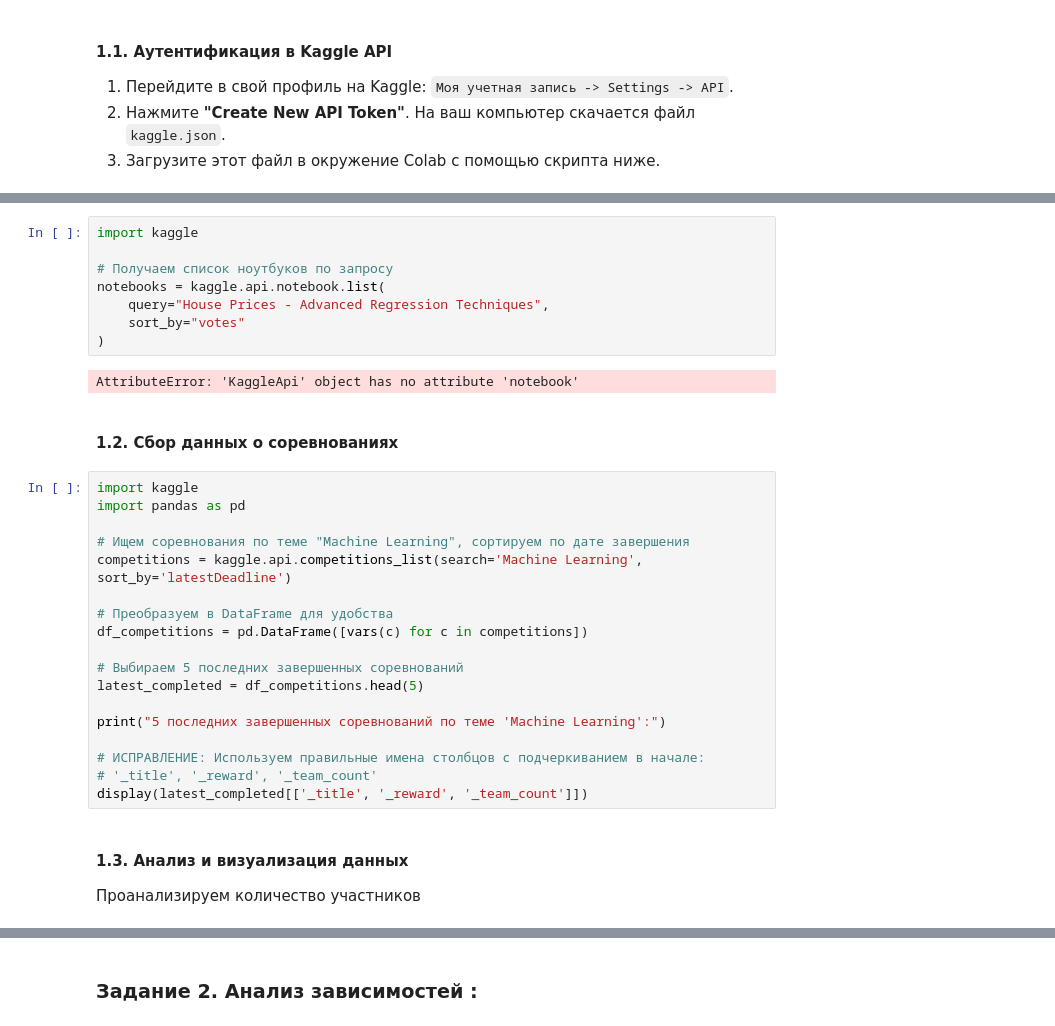
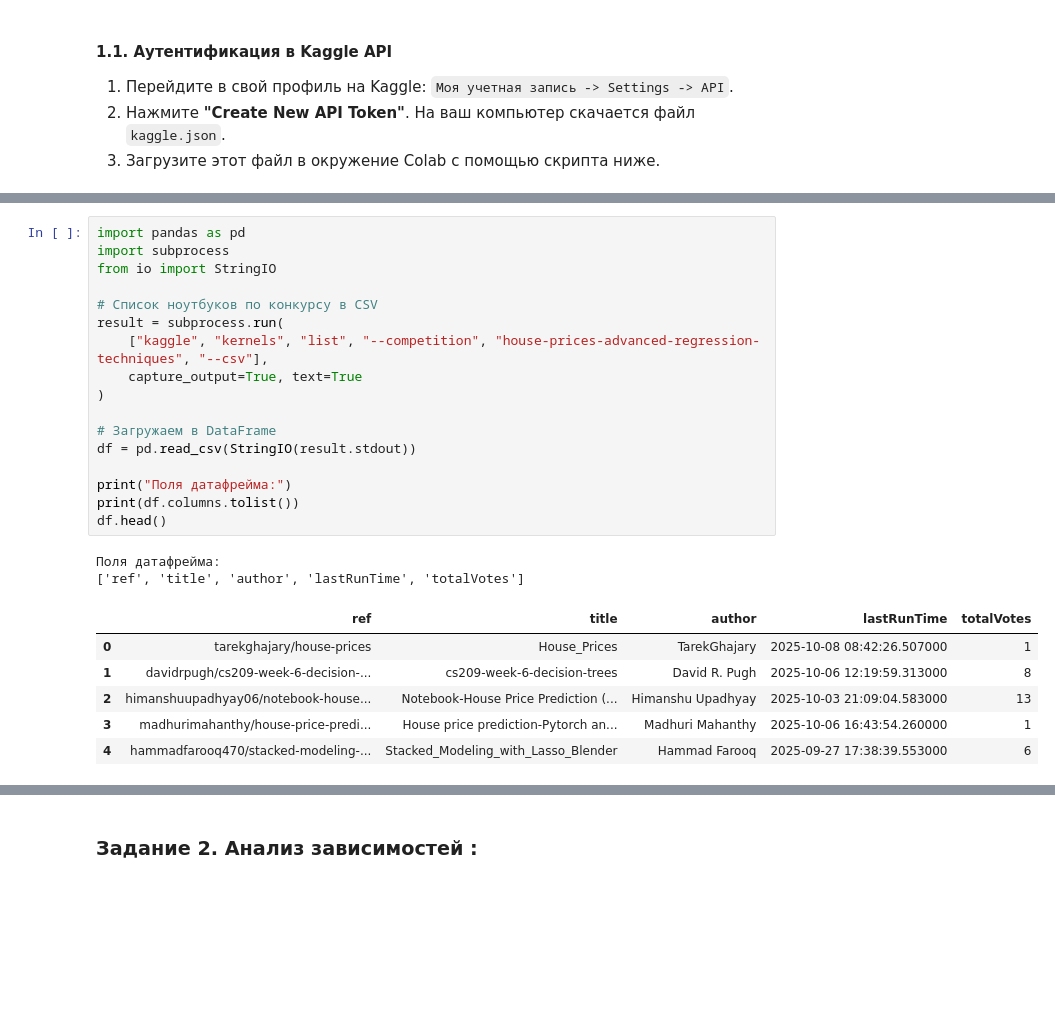
Before and after one commit to GoshaMareev/DataCollectionAndAnalytics, a Jupyter notebook: PW1_API/PW_1_API_Analysis_MareevGA.ipynb, the cells around one changed output, grey strips where cells are left out. Drawn from its saved outputs; the diff is of its cells as text; blank space fills up the shorter version.

```diff
--- a/PW1_API/PW_1_API_Analysis_MareevGA.ipynb
+++ b/PW1_API/PW_1_API_Analysis_MareevGA.ipynb
@@ -58,34 +83,26 @@
 # %%
-import kaggle
+import pandas as pd
+import subprocess
+from io import StringIO
 
-# Получаем список ноутбуков по запросу
-notebooks = kaggle.api.notebook.list(
-    query="House Prices - Advanced Regression Techniques",
-    sort_by="votes"
+# Список ноутбуков по конкурсу в CSV
+result = subprocess.run(
+    ["kaggle", "kernels", "list", "--competition", "house-prices-advanced-regression-techniques", "--csv"],
+    capture_output=True, text=True
 )
+
+# Загружаем в DataFrame
+df = pd.read_csv(StringIO(result.stdout))
+
+print("Поля датафрейма:")
+print(df.columns.tolist())
+df.head()
 # %% [output]
-AttributeError: 'KaggleApi' object has no attribute 'notebook'
+Поля датафрейма:
+['ref', 'title', 'author', 'lastRunTime', 'totalVotes']
+|  | ref | title | author | lastRunTime | totalVotes |
+| 0 | tarekghajary/house-prices | House_Prices | TarekGhajary | 2025-10-08 08:42:26.507000 | 1 |
+| 1 | davidrpugh/cs209-week-6-decision-... | cs209-week-6-decision-trees | David R. Pugh | 2025-10-06 12:19:59.313000 | 8 |
+| 2 | himanshuupadhyay06/notebook-house... | Notebook-House Price Prediction (... | Himanshu Upadhyay | 2025-10-03 21:09:04.583000 | 13 |
+| 3 | madhurimahanthy/house-price-predi... | House price prediction-Pytorch an... | Madhuri Mahanthy | 2025-10-06 16:43:54.260000 | 1 |
+| 4 | hammadfarooq470/stacked-modeling-... | Stacked_Modeling_with_Lasso_Blender | Hammad Farooq | 2025-09-27 17:38:39.553000 | 6 |
-# %% [markdown]
-#### 1.2. Сбор данных о соревнованиях
-# %%
-import kaggle
-import pandas as pd
-
-# Ищем соревнования по теме "Machine Learning", сортируем по дате завершения
-competitions = kaggle.api.competitions_list(search='Machine Learning', sort_by='latestDeadline')
-
-# Преобразуем в DataFrame для удобства
-df_competitions = pd.DataFrame([vars(c) for c in competitions])
-
-# Выбираем 5 последних завершенных соревнований
-latest_completed = df_competitions.head(5)
-
-print("5 последних завершенных соревнований по теме 'Machine Learning':")
-
-# ИСПРАВЛЕНИЕ: Используем правильные имена столбцов с подчеркиванием в начале:
-# '_title', '_reward', '_team_count'
-display(latest_completed[['_title', '_reward', '_team_count']])
-# %% [markdown]
-#### 1.3. Анализ и визуализация данных
-
-Проанализируем количество участников
```
Also changed, not shown: parts of 33 cells of this notebook.
